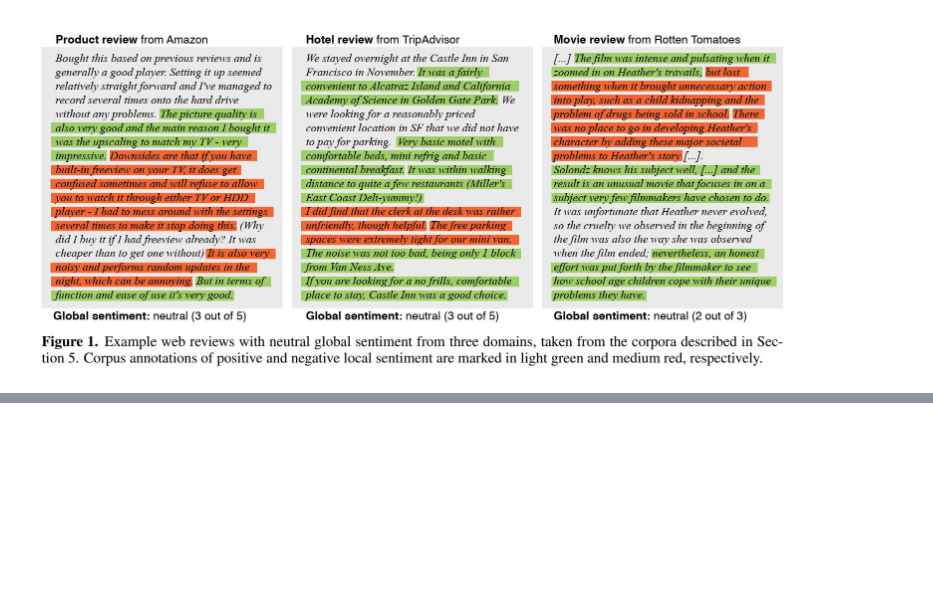
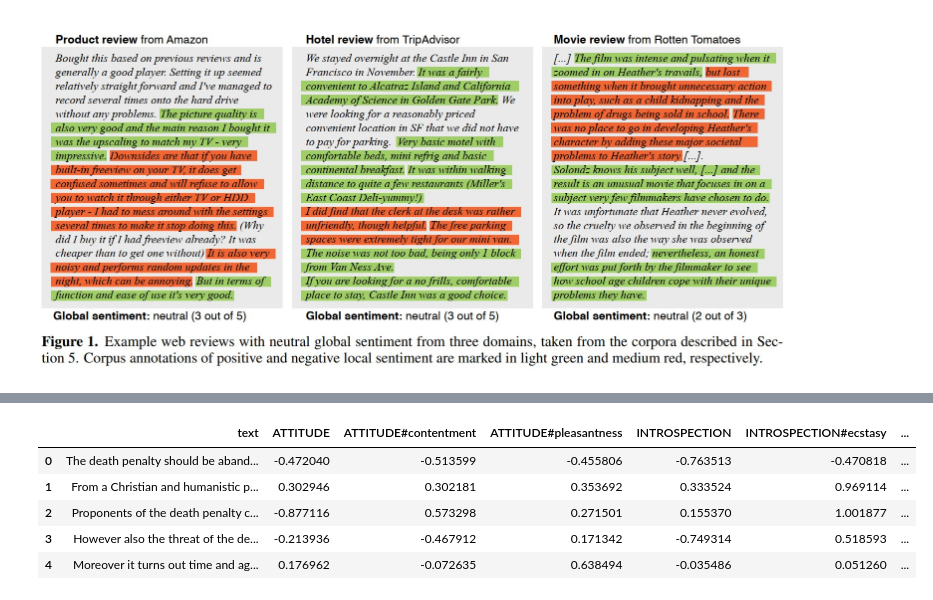
Before and after one commit to myeghaneh/ArguSentiment, a Jupyter notebook: src/SentimentFlow_Argumentation.ipynb, the cells around one changed output, grey strips where cells are left out. Saved outputs shown, nothing was run; the diff lists cells and outputs as text; code cells hidden in the pictures; blank space fills up the shorter version.

```diff
--- a/src/SentimentFlow_Argumentation.ipynb
+++ b/src/SentimentFlow_Argumentation.ipynb
@@ -159,0 +211,9 @@ pd.DataFrame(results)
+# %%
+results_df
+# %% [output]
+|  | text | ATTITUDE | ATTITUDE#contentment | ATTITUDE#pleasantness | INTROSPECTION | INTROSPECTION#ecstasy | ... |
+| 0 | The death penalty should be aband... | -0.472040 | -0.513599 | -0.455806 | -0.763513 | -0.470818 | ... |
+| 1 | From a Christian and humanistic p... | 0.302946 | 0.302181 | 0.353692 | 0.333524 | 0.969114 | ... |
+| 2 | Proponents of the death penalty c... | -0.877116 | 0.573298 | 0.271501 | 0.155370 | 1.001877 | ... |
+| 3 | However also the threat of the de... | -0.213936 | -0.467912 | 0.171342 | -0.749314 | 0.518593 | ... |
+| 4 | Moreover it turns out time and ag... | 0.176962 | -0.072635 | 0.638494 | -0.035486 | 0.051260 | ... |
```
Also changed, not shown: parts of 10 cells of this notebook, 3 other files.
